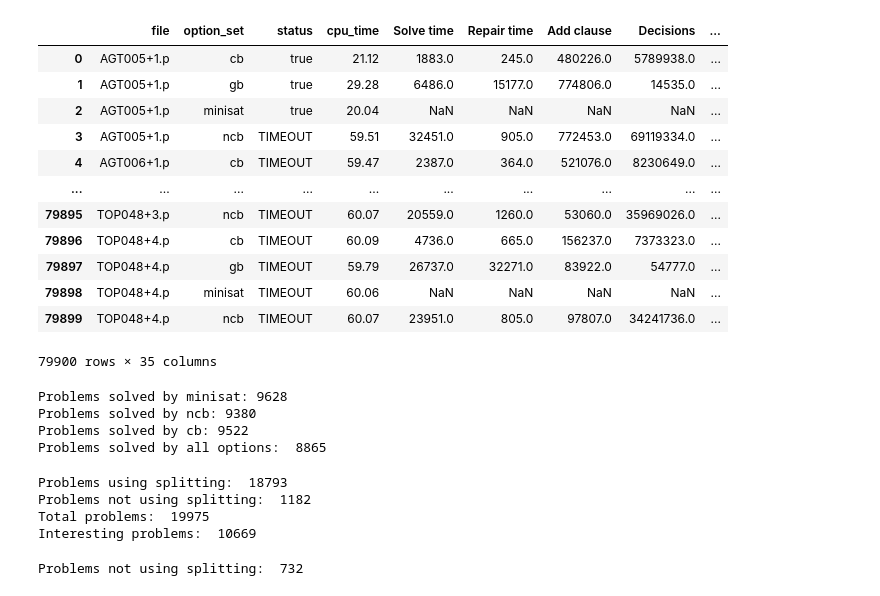
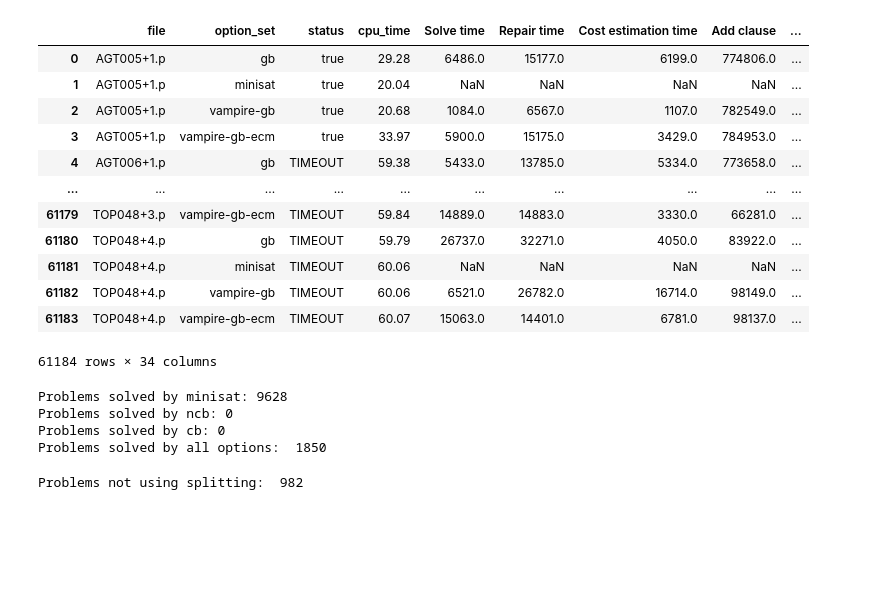
Before and after one commit to RobCoutel/NapSAT, a Jupyter notebook: scripts/vampire_stats.ipynb, the cells around one changed output. Saved outputs shown, nothing was run; the diff lists cells and outputs as text; code cells hidden in the pictures; blank space fills up the shorter version.

```diff
--- a/scripts/vampire_stats.ipynb
+++ b/scripts/vampire_stats.ipynb
@@ -2,22 +2,22 @@
 import pandas as pd
 import matplotlib.pyplot as plt
 # %%
-df = pd.read_csv("dataset/vampire-2026-07-13.csv")
+df = pd.read_csv("dataset/vampire-2026-07-13vs14.csv")
 df
 # %% [output]
-|  | file | option_set | status | cpu_time | Solve time | Repair time | Add clause | Decisions | ... |
-| 0 | AGT005+1.p | cb | true | 21.12 | 1883.0 | 245.0 | 480226.0 | 5789938.0 | ... |
-| 1 | AGT005+1.p | gb | true | 29.28 | 6486.0 | 15177.0 | 774806.0 | 14535.0 | ... |
-| 2 | AGT005+1.p | minisat | true | 20.04 | NaN | NaN | NaN | NaN | ... |
-| 3 | AGT005+1.p | ncb | TIMEOUT | 59.51 | 32451.0 | 905.0 | 772453.0 | 69119334.0 | ... |
-| 4 | AGT006+1.p | cb | TIMEOUT | 59.47 | 2387.0 | 364.0 | 521076.0 | 8230649.0 | ... |
+|  | file | option_set | status | cpu_time | Solve time | Repair time | Cost estimation time | Add clause | ... |
+| 0 | AGT005+1.p | gb | true | 29.28 | 6486.0 | 15177.0 | 6199.0 | 774806.0 | ... |
+| 1 | AGT005+1.p | minisat | true | 20.04 | NaN | NaN | NaN | NaN | ... |
+| 2 | AGT005+1.p | vampire-gb | true | 20.68 | 1084.0 | 6567.0 | 1107.0 | 782549.0 | ... |
+| 3 | AGT005+1.p | vampire-gb-ecm | true | 33.97 | 5900.0 | 15175.0 | 3429.0 | 784953.0 | ... |
+| 4 | AGT006+1.p | gb | TIMEOUT | 59.38 | 5433.0 | 13785.0 | 5334.0 | 773658.0 | ... |
 | ... | ... | ... | ... | ... | ... | ... | ... | ... | ... |
-| 79895 | TOP048+3.p | ncb | TIMEOUT | 60.07 | 20559.0 | 1260.0 | 53060.0 | 35969026.0 | ... |
-| 79896 | TOP048+4.p | cb | TIMEOUT | 60.09 | 4736.0 | 665.0 | 156237.0 | 7373323.0 | ... |
-| 79897 | TOP048+4.p | gb | TIMEOUT | 59.79 | 26737.0 | 32271.0 | 83922.0 | 54777.0 | ... |
-| 79898 | TOP048+4.p | minisat | TIMEOUT | 60.06 | NaN | NaN | NaN | NaN | ... |
-| 79899 | TOP048+4.p | ncb | TIMEOUT | 60.07 | 23951.0 | 805.0 | 97807.0 | 34241736.0 | ... |
+| 61179 | TOP048+3.p | vampire-gb-ecm | TIMEOUT | 59.84 | 14889.0 | 14883.0 | 3330.0 | 66281.0 | ... |
+| 61180 | TOP048+4.p | gb | TIMEOUT | 59.79 | 26737.0 | 32271.0 | 4050.0 | 83922.0 | ... |
+| 61181 | TOP048+4.p | minisat | TIMEOUT | 60.06 | NaN | NaN | NaN | NaN | ... |
+| 61182 | TOP048+4.p | vampire-gb | TIMEOUT | 60.06 | 6521.0 | 26782.0 | 16714.0 | 98149.0 | ... |
+| 61183 | TOP048+4.p | vampire-gb-ecm | TIMEOUT | 60.07 | 15063.0 | 14401.0 | 6781.0 | 98137.0 | ... |
-79900 rows × 35 columns
+61184 rows × 34 columns
 # %%
 solved = df[(df["status"] == "true") | (df["status"] == "false")]
 
@@ -31,9 +31,9 @@ print("Problems solved by cb:", solved[solved["option_set"] == "cb"].shape[0])
 print("Problems solved by all options: ", solved_by_all.shape[0])
 # %% [output]
 Problems solved by minisat: 9628
-Problems solved by ncb: 9380
-Problems solved by cb: 9522
-Problems solved by all options:  8865
+Problems solved by ncb: 0
+Problems solved by cb: 0
+Problems solved by all options:  1850
 # %%
 # save to a file the name of all problems that use splitting
 using_splitting = df.groupby("file").filter(lambda x: x["Add clause"].notna().any())["file"].unique()
@@ -54,11 +54,6 @@ print("Interesting problems: ", len(interesting_problems))
 # with open("interesting.txt", "w") as f:
 #     for problem in interesting_problems:
 #         f.write("    <include>/data/benchmarks/TPTP-v9.2.1/Problems/" + problem[0:3] + "/" + problem + "</include>\n")
-# %% [output]
-Problems using splitting:  18793
-Problems not using splitting:  1182
-Total problems:  19975
-Interesting problems:  10669
 # %%
 # extract the problems where "Add clause" is Nan for all options
 problems_not_using_splitting = solved.groupby("file").filter(lambda x: x["Add clause"].isna().all())["file"].unique()
@@ -70,7 +65,7 @@ solved = solved[~solved["file"].isin(problems_not_using_splitting)]
 # remove problem with trivial SAT part. That is, problems where no solution got more than 1000 clauses
 solved = solved[solved.groupby("file")["Add clause"].transform("max") >= 500]
 # %% [output]
-Problems not using splitting:  732
+Problems not using splitting:  982
 # %%
 # create a scatter plot of the solving time for each option set
 
```
Also changed, not shown: parts of 4 cells of this notebook, 1 other file.
